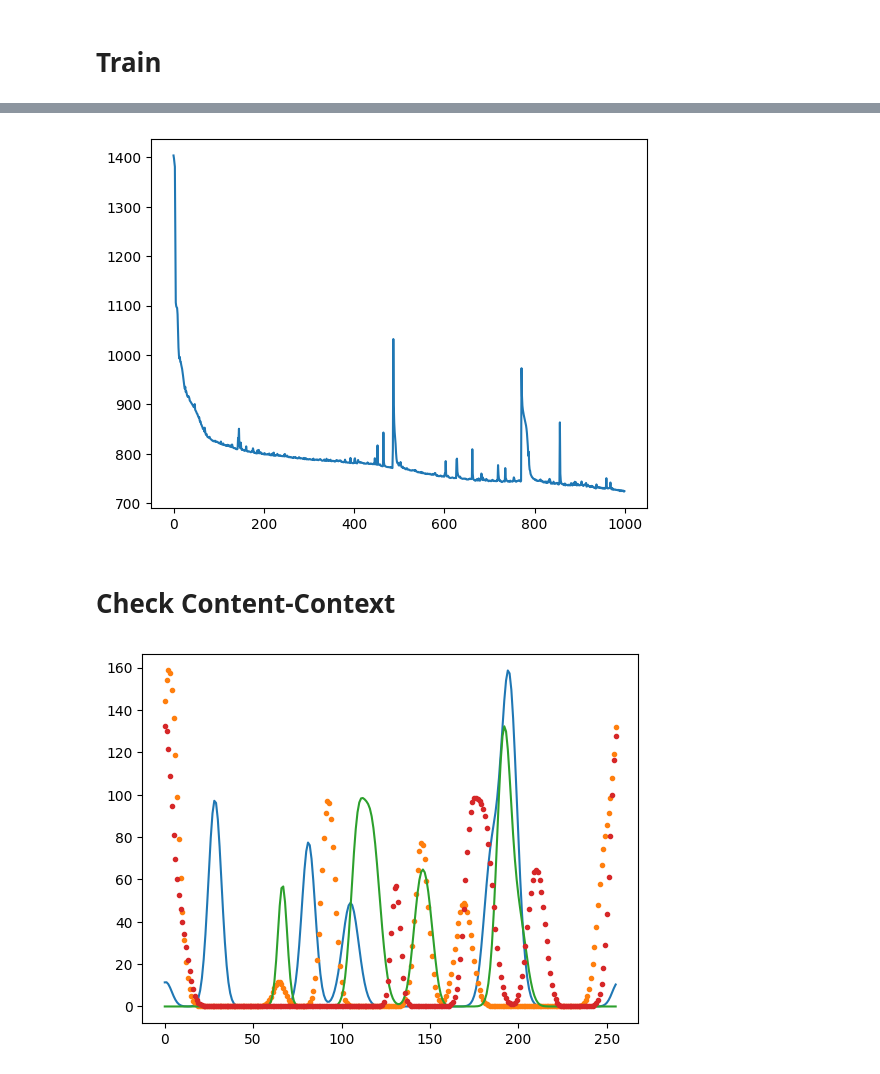
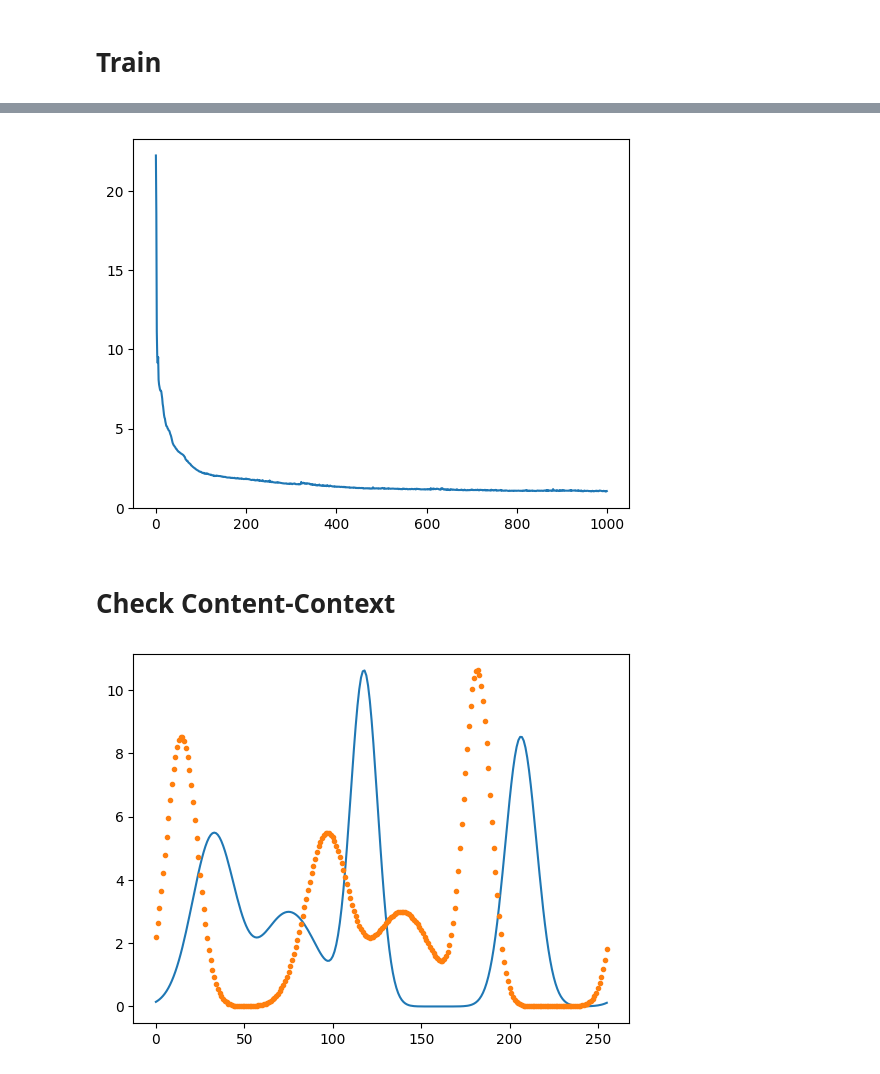
Before and after one commit to c-earth/diff2struct, a Jupyter notebook: periodicAutoencoder1d.ipynb, the cells around one changed output, grey strips where cells are left out. Saved outputs shown, nothing was run; the diff lists cells and outputs as text; code cells hidden in the pictures.

```diff
--- a/periodicAutoencoder1d.ipynb
+++ b/periodicAutoencoder1d.ipynb
@@ -15,10 +15,10 @@ def range_sampling(value_range, size):
     return np.random.random(size = size) * (value_range[1] - value_range[0]) + value_range[0]
 # %%
 data_num = 4096
-n_max = 7
-A_range = [0.00, 5.00]
+n_max = 5
+A_range = [0.20, 1.00]
 u_range = [0.00, 1.00]
-s_range = [0.01, 0.02]
+s_range = [0.02, 0.05]
 # %%
 x = np.linspace(0.0, 1.0, 257)[:-1]
 As = range_sampling(A_range, (data_num, 1, n_max))
@@ -87,11 +119,10 @@ class PUpsample(nn.Module):
         self.scale_factor = scale_factor
 
     def forward(self, x, shifts):
-        output = torch.repeat_interleave(x, self.scale_factor, dim = -1)
         w = x.new_zeros(self.scale_factor)
         w[0] = 1
         output = F.conv_transpose1d(x, w.expand(x.size(1), 1, self.scale_factor), stride = self.scale_factor, groups = x.size(1))
-        indices = (torch.arange(output.shape[2])[None, None, :].repeat(1, output.shape[1], 1) - shifts[:, None, None]) % output.shape[2]
+        indices = (torch.arange(output.shape[2])[None, None, :].repeat(1, output.shape[1], 1) + shifts[:, None, None]) % output.shape[2]
         output = torch.gather(output, 2, indices)
         return output
 # %%
@@ -254,33 +202,17 @@ class Decoder(nn.Module):
 # %%
 class PAE(nn.Module):
-    # def __init__(self, pencoder, pdecoder):
-    #     super(PAE, self).__init__()
-    #     self.pencoder = pencoder
-    #     self.pdecoder = pdecoder
-
-    #     self.pencoder.to(device)
-    #     self.pdecoder.to(device)
-
-    # def forward(self, x):
-    #     pencoded, shiftss = self.pencoder(x)
-    #     pdecoded = self.pdecoder(pencoded, shiftss)
-    #     return pdecoded
-
-    def __init__(self, encoder, pencoder, decoder):
+    def __init__(self, pencoder, pdecoder):
         super(PAE, self).__init__()
         self.pencoder = pencoder
-        self.encoder = encoder
-        self.decoder = decoder
+        self.pdecoder = pdecoder
 
         self.pencoder.to(device)
-        self.encoder.to(device)
-        self.decoder.to(device)
+        self.pdecoder.to(device)
 
     def forward(self, x):
-        encoded = self.encoder(x)
-        pencoded, _ = self.pencoder(x)
-        decoded = self.decoder(torch.concat([pencoded, encoded], dim = 1))
-        return decoded
+        pencoded, shiftss = self.pencoder(x)
+        pdecoded = self.pdecoder(pencoded, shiftss)
+        return pdecoded
 # %% [markdown]
 # Trainging Manager Class
 # %%
@@ -329,10 +261,10 @@ class Demo():
 # %% [markdown]
 # Train
 # %%
+conv_dim = 16
 latent_dim = 32
-p_dim = 8
 
-model = Demo(PAE(Encoder(p_dim), PEncoder(latent_dim), Decoder(latent_dim, p_dim)))
+model = Demo(PAE(PEncoder(conv_dim, latent_dim), PDecoder(conv_dim, latent_dim)))
 
-model.train(nn.MSELoss(), 1000, 64, data)
+model.train(nn.MSELoss(), 1000, 16, data)
 # %% [output]
@@ -340,4 +272,4 @@ Epoch 1000/1000, loss: 724.1641
-[figure, old version]
+[figure, new version]
 # %% [markdown]
 # Check Content-Context
 # %%
@@ -346,11 +279,10 @@ a = torch.from_numpy(data[:2]).view(2, 1, -1)
 b = torch.roll(a, 64, dims = -1)
 # %%
 plt.figure()
-for i in range(2):
-    plt.plot(a[i].detach().numpy().flatten())
-    plt.plot(b[i].detach().numpy().flatten(), '.')
+plt.plot(a[0].detach().numpy().flatten())
+plt.plot(b[0].detach().numpy().flatten(), '.')
 plt.show()
 # %% [output]
-[figure, old version]
+[figure, new version]
 # %%
 plt.figure()
```
Also changed, not shown: parts of 13 cells of this notebook, 1 other file.
